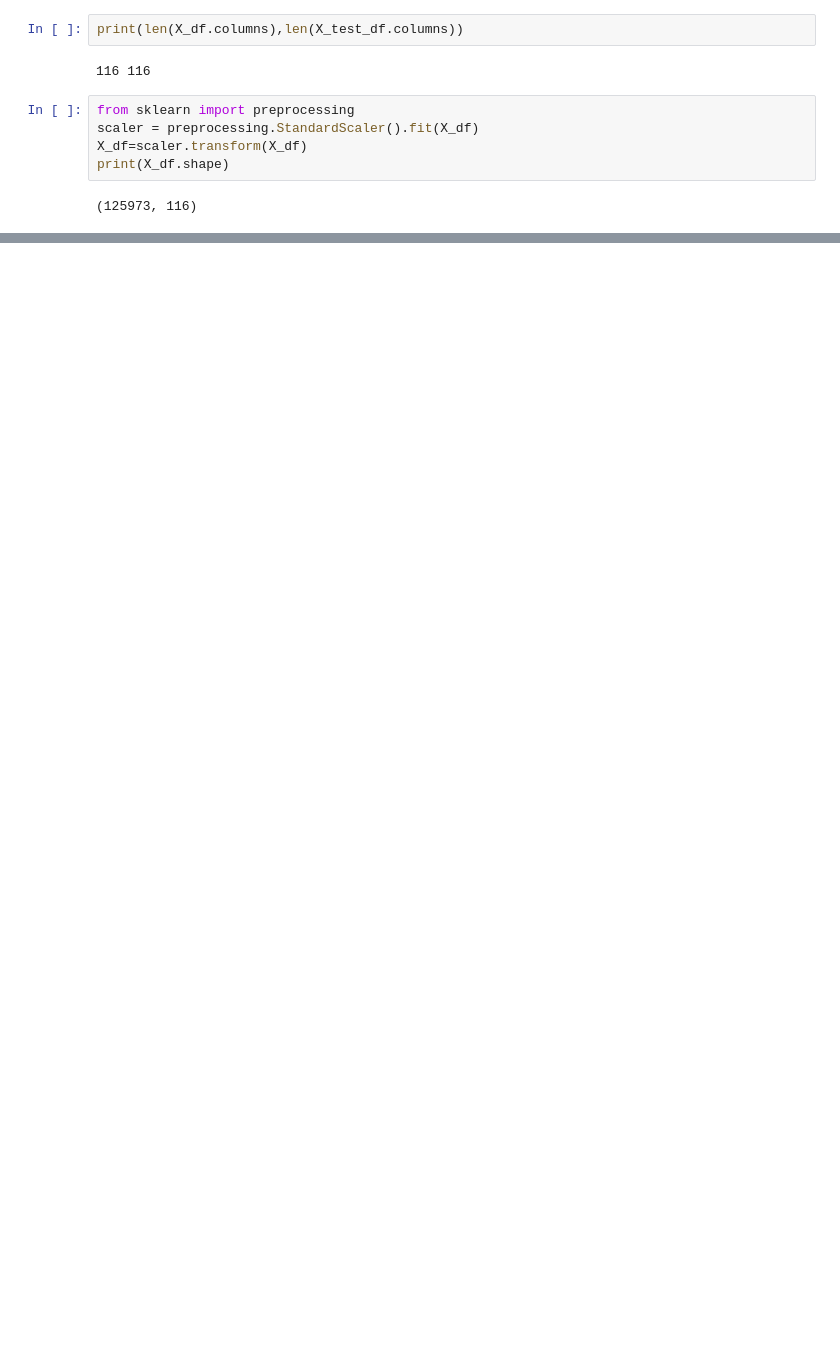
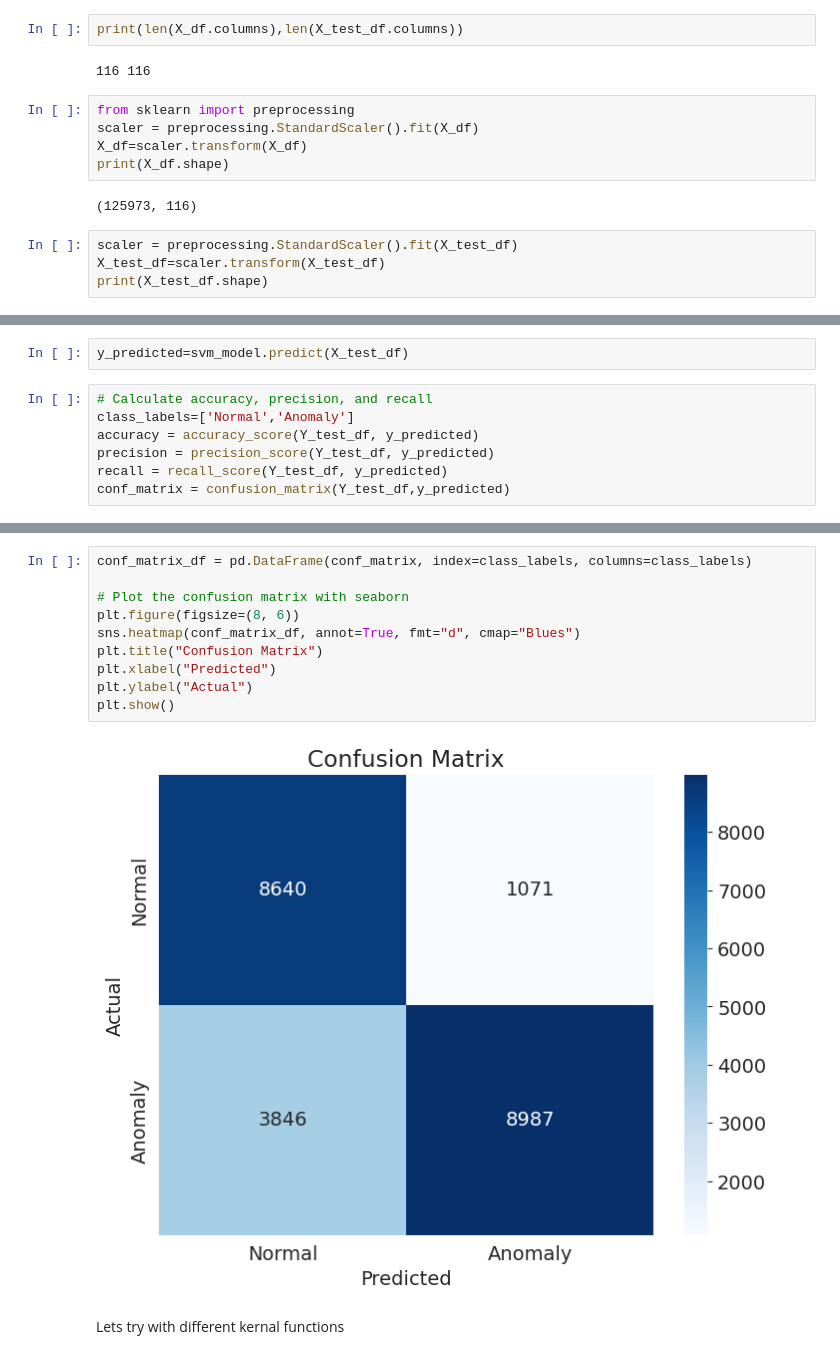
Before and after one commit to sidd-2203/Intrusion-Detection, a Jupyter notebook: Intrusion_Detection_on_Network_Logs.ipynb, the cells around one changed output, grey strips where cells are left out. Saved outputs shown, nothing was run; the diff lists cells and outputs as text; blank space fills up the shorter version.

```diff
--- a/Intrusion_Detection_on_Network_Logs.ipynb
+++ b/Intrusion_Detection_on_Network_Logs.ipynb
@@ -297,3 +311,7 @@ X_df=scaler.transform(X_df)
 print(X_df.shape)
 # %% [output]
 (125973, 116)
+# %%
+scaler = preprocessing.StandardScaler().fit(X_test_df)
+X_test_df=scaler.transform(X_test_df)
+print(X_test_df.shape)
@@ -304,0 +328,9 @@ svm_model.fit(X_df,Y_df)
+# %%
+y_predicted=svm_model.predict(X_test_df)
+# %%
+# Calculate accuracy, precision, and recall
+class_labels=['Normal','Anomaly']
+accuracy = accuracy_score(Y_test_df, y_predicted)
+precision = precision_score(Y_test_df, y_predicted)
+recall = recall_score(Y_test_df, y_predicted)
+conf_matrix = confusion_matrix(Y_test_df,y_predicted)
@@ -304,0 +351,14 @@ svm_model.fit(X_df,Y_df)
+# %%
+conf_matrix_df = pd.DataFrame(conf_matrix, index=class_labels, columns=class_labels)
+
+# Plot the confusion matrix with seaborn
+plt.figure(figsize=(8, 6))
+sns.heatmap(conf_matrix_df, annot=True, fmt="d", cmap="Blues")
+plt.title("Confusion Matrix")
+plt.xlabel("Predicted")
+plt.ylabel("Actual")
+plt.show()
+# %% [output]
+[figure, added]
+# %% [markdown]
+Lets try with different kernal functions
```
Also changed, not shown: parts of 5 cells of this notebook.
